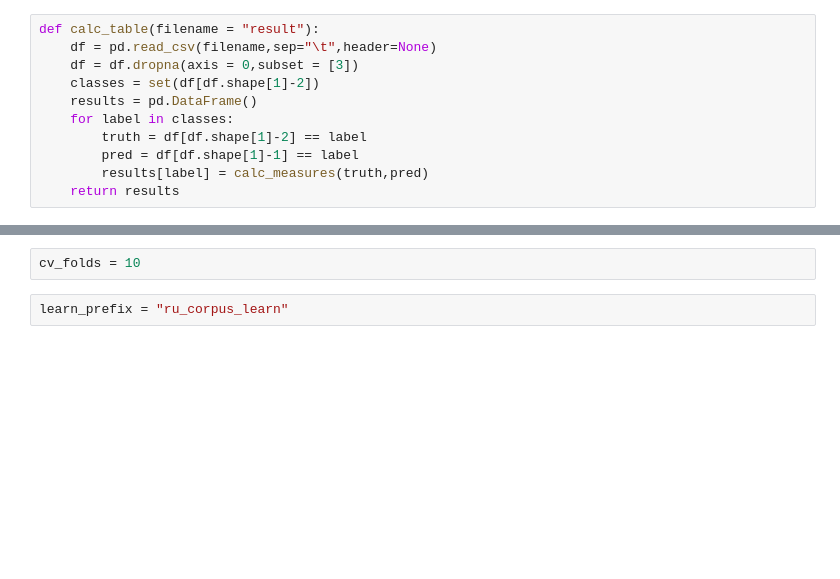
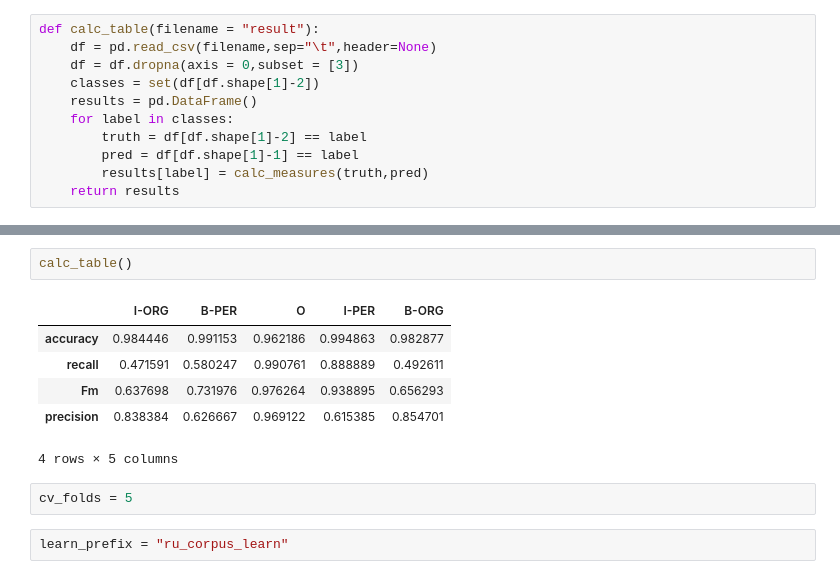
Before and after one commit to Noxoomo/nlp-compscicenter-2014, a Jupyter notebook: data/nameEntity/russian-ner/NLP.ipynb, the cells around one changed output, grey strips where cells are left out. Drawn from its saved outputs; the diff is of its cells as text; blank space fills up the shorter version.

```diff
--- a/data/nameEntity/russian-ner/NLP.ipynb
+++ b/data/nameEntity/russian-ner/NLP.ipynb
@@ -58,5 +75,14 @@ calc_table()
+# %%
+calc_table()
+# %% [output]
+|  | I-ORG | B-PER | O | I-PER | B-ORG |
+| accuracy | 0.984446 | 0.991153 | 0.962186 | 0.994863 | 0.982877 |
+| recall | 0.471591 | 0.580247 | 0.990761 | 0.888889 | 0.492611 |
+| Fm | 0.637698 | 0.731976 | 0.976264 | 0.938895 | 0.656293 |
+| precision | 0.838384 | 0.626667 | 0.969122 | 0.615385 | 0.854701 |
+4 rows × 5 columns
 # %%
-cv_folds = 10
+cv_folds = 5
 # %%
 learn_prefix = "ru_corpus_learn"
 # %%
```
Also changed, not shown: parts of 10 cells of this notebook, 28 other files.
